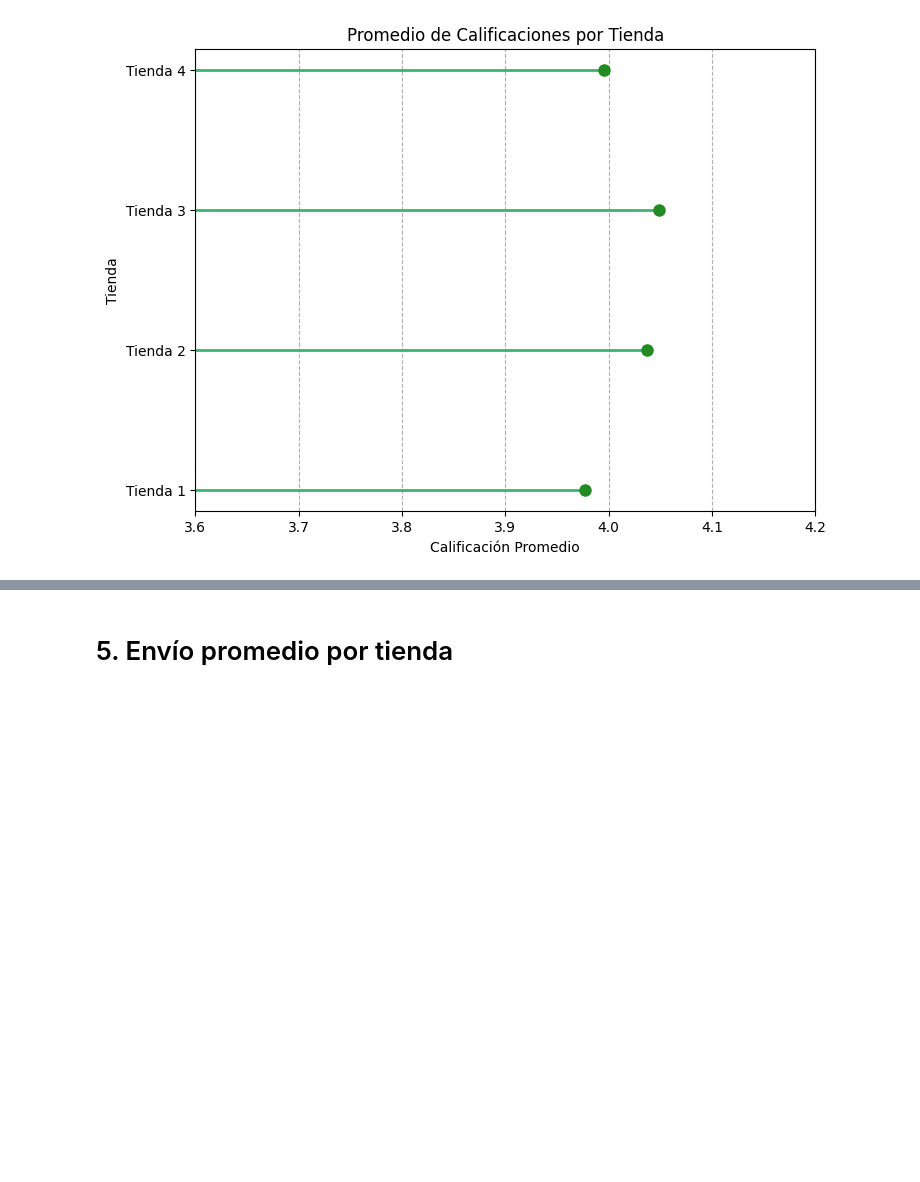
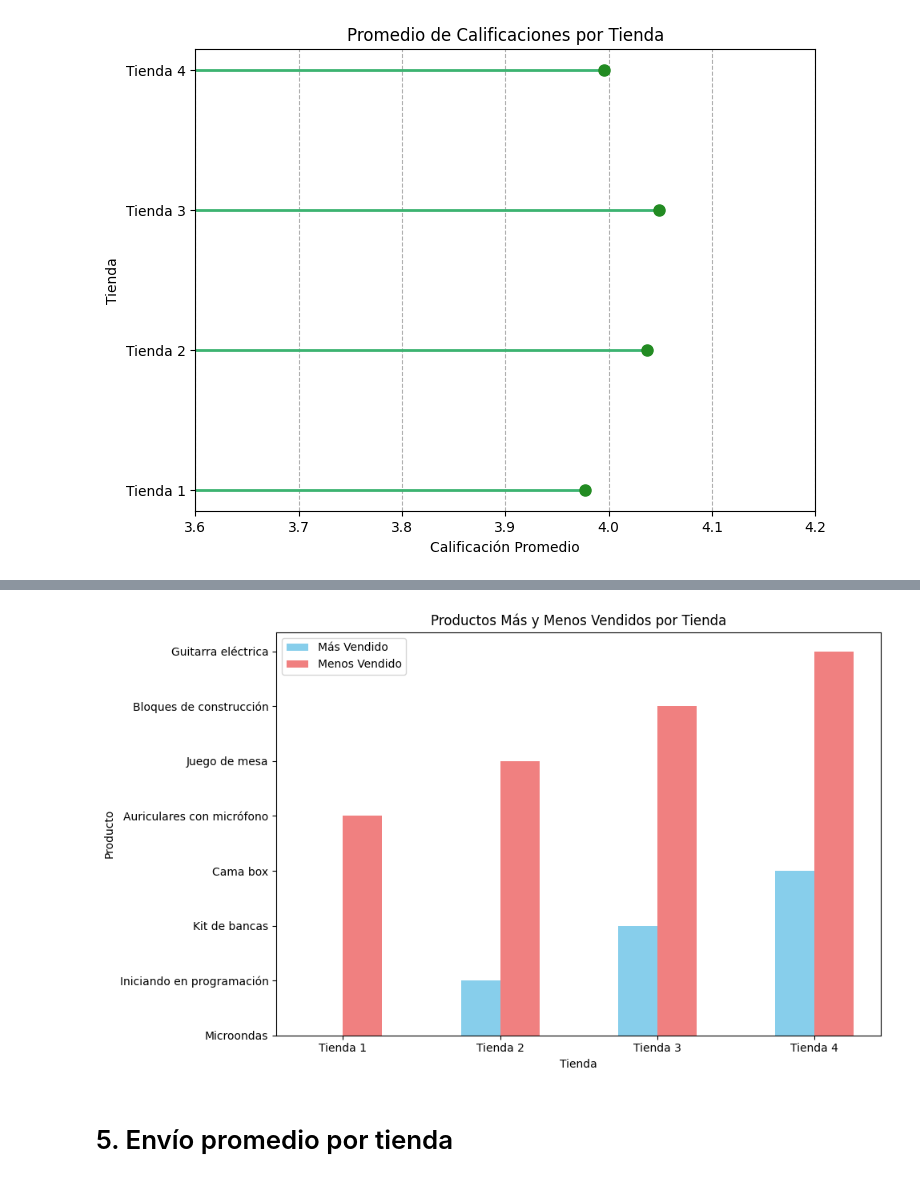
Before and after one commit to patriciopilco/Programming-Skills-Level0, a Jupyter notebook: AluraStoreLatam.ipynb, the cells around one changed output, grey strips where cells are left out. Cells and saved outputs as stored; diff of their text form; code cells hidden in the pictures; blank space fills up the shorter version.

Commit message:
Productos más y menos vendidos

```diff
--- a/AluraStoreLatam.ipynb
+++ b/AluraStoreLatam.ipynb
@@ -224,2 +271,44 @@ matplotlib.pyplot.show()
+# %%
+import matplotlib.pyplot as plt
+import numpy as np
+
+producto_mas_vendido_por_tienda = {
+    'Tienda 1': producto_mas_vendido,
+    'Tienda 2': producto_mas_vendido2,
+    'Tienda 3': producto_mas_vendido3,
+    'Tienda 4': producto_mas_vendido4
+}
+
+producto_menos_vendido_por_tienda = {
+    'Tienda 1': producto_menos_vendido,
+    'Tienda 2': producto_menos_vendido2,
+    'Tienda 3': producto_menos_vendido3,
+    'Tienda 4': producto_menos_vendido4
+}
+
+nombres_tiendas = list(producto_mas_vendido_por_tienda.keys())
+productos_mas_vendidos = list(producto_mas_vendido_por_tienda.values())
+productos_menos_vendidos = list(producto_menos_vendido_por_tienda.values())
+
+# Creamos las posiciones para las barras
+x = np.arange(len(nombres_tiendas))
+width = 0.25  # Ancho de las barras
+
+fig, ax = matplotlib.pyplot.subplots(figsize=(10, 6))
+rects1 = ax.bar(x - width/2, productos_mas_vendidos, width, label='Más Vendido', color='skyblue')
+rects2 = ax.bar(x + width/2, productos_menos_vendidos, width, label='Menos Vendido', color='lightcoral')
+
+# Añadimos etiquetas en el eje x
+ax.set_ylabel('Producto')
+ax.set_xlabel('Tienda')
+ax.set_title('Productos Más y Menos Vendidos por Tienda')
+ax.set_xticks(x)
+ax.set_xticklabels(nombres_tiendas)
+ax.legend()
+
+fig.tight_layout()
+matplotlib.pyplot.show()
+# %% [output]
+[figure, added]
 # %% [markdown]
 # 5. Envío promedio por tienda
```
Also changed, not shown: parts of 3 cells of this notebook.
